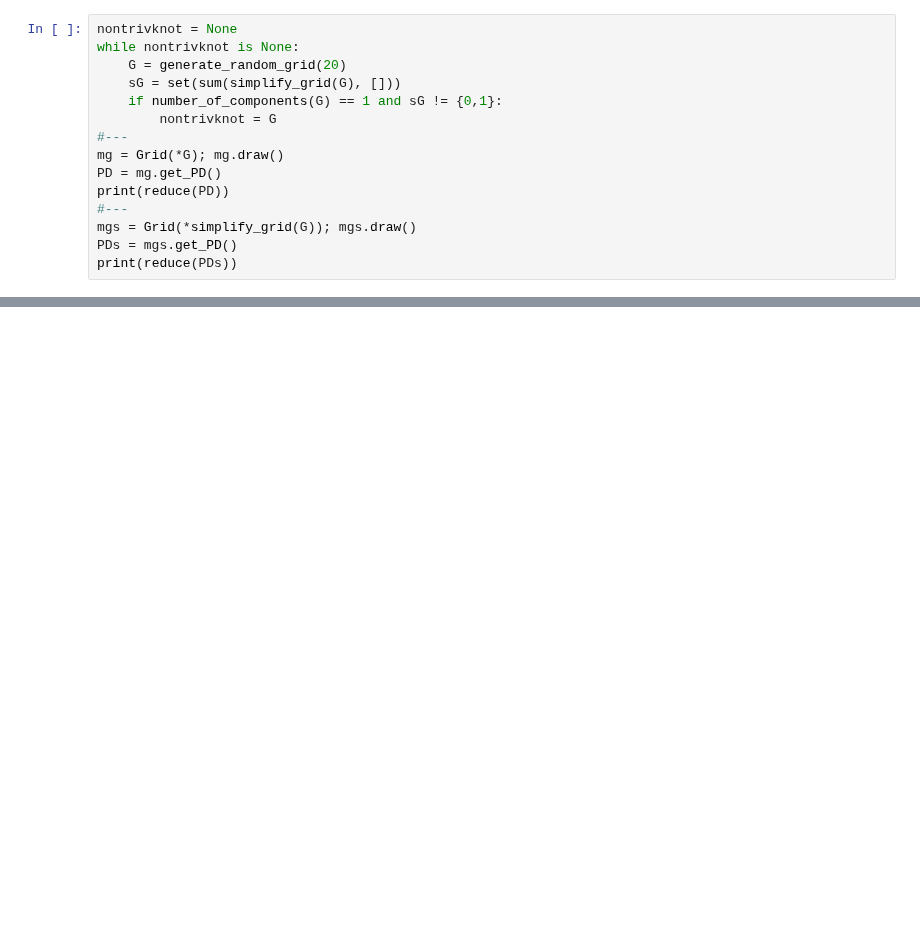
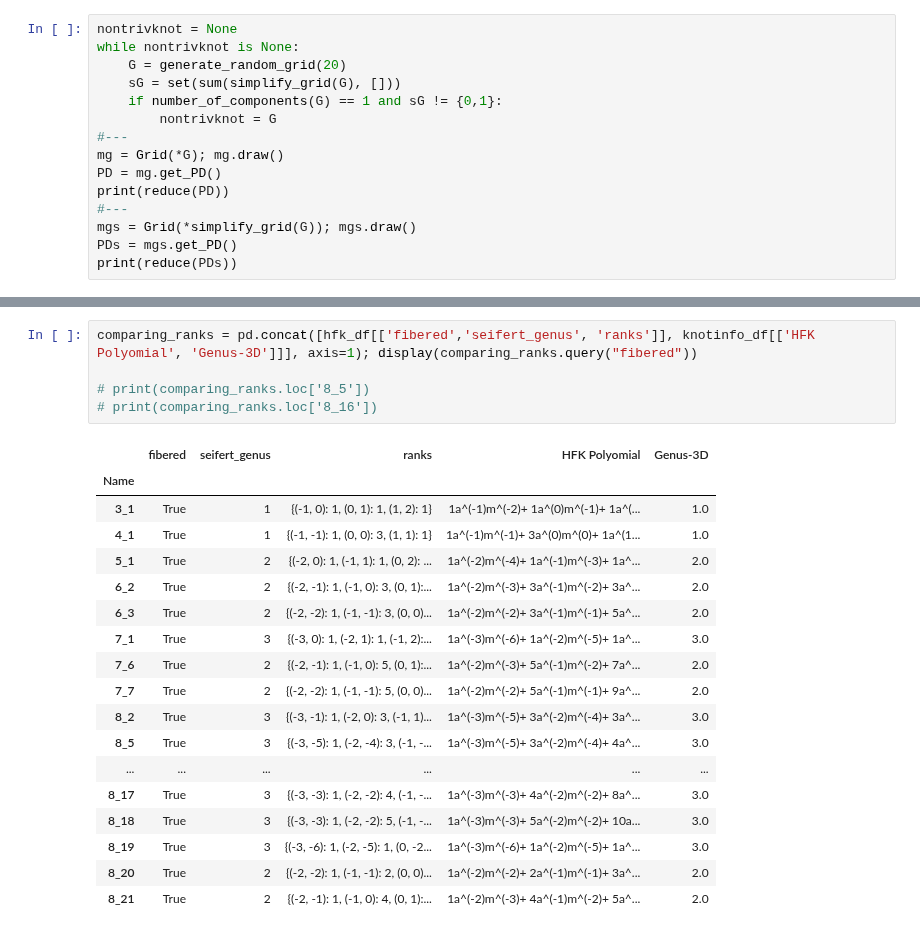
Before and after one commit to yamryo/notebooks, a Jupyter notebook: Research/knot_Floer_homology/Grid_to_PD.ipynb, the cells around one changed output, grey strips where cells are left out. Drawn from its saved outputs; the diff is of its cells as text; blank space fills up the shorter version.

```diff
--- a/Research/knot_Floer_homology/Grid_to_PD.ipynb
+++ b/Research/knot_Floer_homology/Grid_to_PD.ipynb
@@ -30,0 +124,24 @@ print(reduce(PDs))
+# %%
+comparing_ranks = pd.concat([hfk_df[['fibered','seifert_genus', 'ranks']], knotinfo_df[['HFK Polyomial', 'Genus-3D']]], axis=1); display(comparing_ranks.query("fibered"))
+
+# print(comparing_ranks.loc['8_5'])
+# print(comparing_ranks.loc['8_16'])
+# %% [output]
+|  | fibered | seifert_genus | ranks | HFK Polyomial | Genus-3D |
+| Name |  |  |  |  |  |
+| 3_1 | True | 1 | {(-1, 0): 1, (0, 1): 1, (1, 2): 1} | 1a^(-1)m^(-2)+ 1a^(0)m^(-1)+ 1a^(... | 1.0 |
+| 4_1 | True | 1 | {(-1, -1): 1, (0, 0): 3, (1, 1): 1} | 1a^(-1)m^(-1)+ 3a^(0)m^(0)+ 1a^(1... | 1.0 |
+| 5_1 | True | 2 | {(-2, 0): 1, (-1, 1): 1, (0, 2): ... | 1a^(-2)m^(-4)+ 1a^(-1)m^(-3)+ 1a^... | 2.0 |
+| 6_2 | True | 2 | {(-2, -1): 1, (-1, 0): 3, (0, 1):... | 1a^(-2)m^(-3)+ 3a^(-1)m^(-2)+ 3a^... | 2.0 |
+| 6_3 | True | 2 | {(-2, -2): 1, (-1, -1): 3, (0, 0)... | 1a^(-2)m^(-2)+ 3a^(-1)m^(-1)+ 5a^... | 2.0 |
+| 7_1 | True | 3 | {(-3, 0): 1, (-2, 1): 1, (-1, 2):... | 1a^(-3)m^(-6)+ 1a^(-2)m^(-5)+ 1a^... | 3.0 |
+| 7_6 | True | 2 | {(-2, -1): 1, (-1, 0): 5, (0, 1):... | 1a^(-2)m^(-3)+ 5a^(-1)m^(-2)+ 7a^... | 2.0 |
+| 7_7 | True | 2 | {(-2, -2): 1, (-1, -1): 5, (0, 0)... | 1a^(-2)m^(-2)+ 5a^(-1)m^(-1)+ 9a^... | 2.0 |
+| 8_2 | True | 3 | {(-3, -1): 1, (-2, 0): 3, (-1, 1)... | 1a^(-3)m^(-5)+ 3a^(-2)m^(-4)+ 3a^... | 3.0 |
+| 8_5 | True | 3 | {(-3, -5): 1, (-2, -4): 3, (-1, -... | 1a^(-3)m^(-5)+ 3a^(-2)m^(-4)+ 4a^... | 3.0 |
+| ... | ... | ... | ... | ... | ... |
+| 8_17 | True | 3 | {(-3, -3): 1, (-2, -2): 4, (-1, -... | 1a^(-3)m^(-3)+ 4a^(-2)m^(-2)+ 8a^... | 3.0 |
+| 8_18 | True | 3 | {(-3, -3): 1, (-2, -2): 5, (-1, -... | 1a^(-3)m^(-3)+ 5a^(-2)m^(-2)+ 10a... | 3.0 |
+| 8_19 | True | 3 | {(-3, -6): 1, (-2, -5): 1, (0, -2... | 1a^(-3)m^(-6)+ 1a^(-2)m^(-5)+ 1a^... | 3.0 |
+| 8_20 | True | 2 | {(-2, -2): 1, (-1, -1): 2, (0, 0)... | 1a^(-2)m^(-2)+ 2a^(-1)m^(-1)+ 3a^... | 2.0 |
+| 8_21 | True | 2 | {(-2, -1): 1, (-1, 0): 4, (0, 1):... | 1a^(-2)m^(-3)+ 4a^(-1)m^(-2)+ 5a^... | 2.0 |
```
Also changed, not shown: parts of 12 cells of this notebook, 8 other files.
